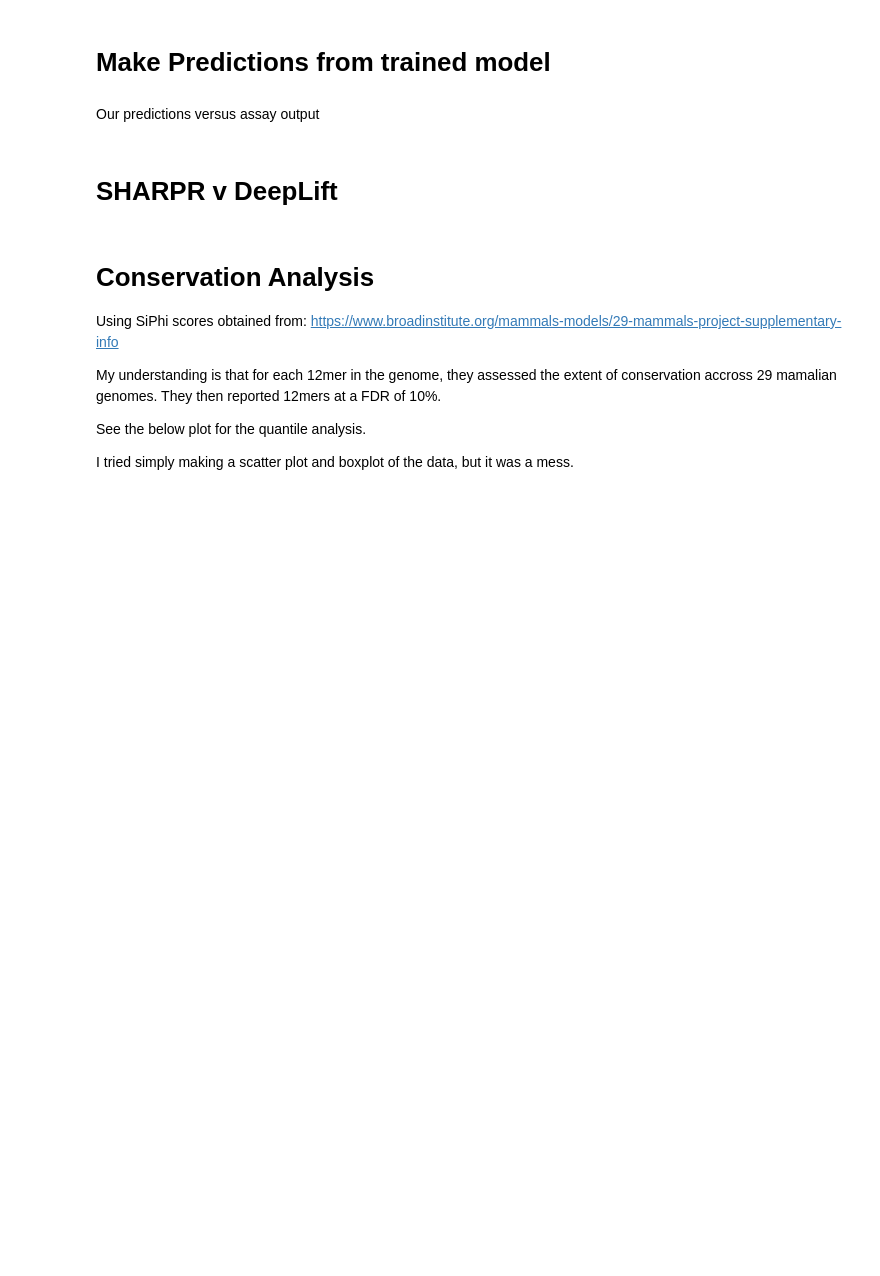
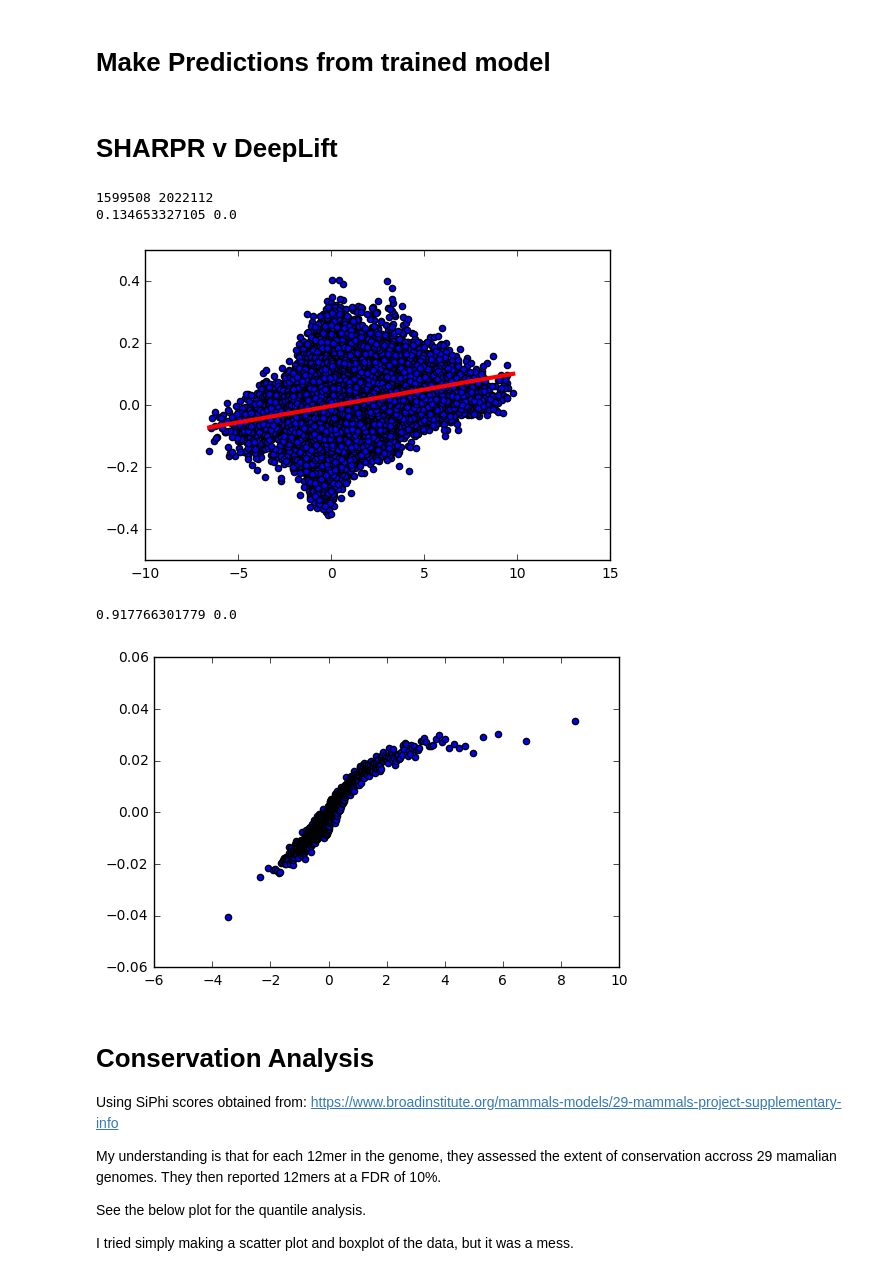
Before and after one commit to irvhsu/cs273b-project, a Jupyter notebook: notebooks/interpretation_ism.ipynb, the cells around one changed output. Drawn from its saved outputs; the diff is of its cells as text; code cells hidden in the pictures; blank space fills up the shorter version.

```diff
--- a/notebooks/interpretation_ism.ipynb
+++ b/notebooks/interpretation_ism.ipynb
@@ -75,37 +74,39 @@ with open('ism_scores_signed.csv') as _ism:
         if pos not in ism[experiment][chrom]: ism[experiment][chrom][pos] = []
 
         ism[experiment][chrom][pos] += [score]
-# %% [markdown]
-Our predictions versus assay output
 # %% [markdown]
 # SHARPR v DeepLift
 # %%
 from sklearn.metrics import r2_score
 from scipy.stats import spearmanr
 s, d = [], []
 pairs = []
 missing = 0
 for experiment, scores in ism.items():
     for chrom, positions in scores.items():
         for pos, score in positions.items():
             if len(score) < 5: continue
-            score = sum(score) / float(len(score))
+            score = sum(score[1:5]) / float(len(score[1:5]))
             try:
                 s += [sharpr[experiment]['chr'+chrom][int(pos)]]
                 d += [score]
                 pairs += [(s[-1], d[-1])]
             except KeyError:
-                if pos not in sharpr[experiment]['chr'+chrom]:
-                    print pos
-                    missing += 1
+                missing += 1
 
-print missing
+print missing, len(pairs)
 rho, pval = spearmanr(s, d)
 print rho, pval
 plt.scatter(s, d)
 plt.plot(np.unique(s), np.poly1d(np.polyfit(s, d, 1))(np.unique(s)), c='r', linewidth=3)
 plt.show()
-quantile_plot(pairs, 1000)
+quantile_plot(pairs, 2000)
+# %% [output]
+1599508 2022112
+0.134653327105 0.0
+[figure, added]
+0.917766301779 0.0
+[figure, added]
 # %% [markdown]
 # Conservation Analysis
 
```
Also changed, not shown: parts of 9 cells of this notebook.
